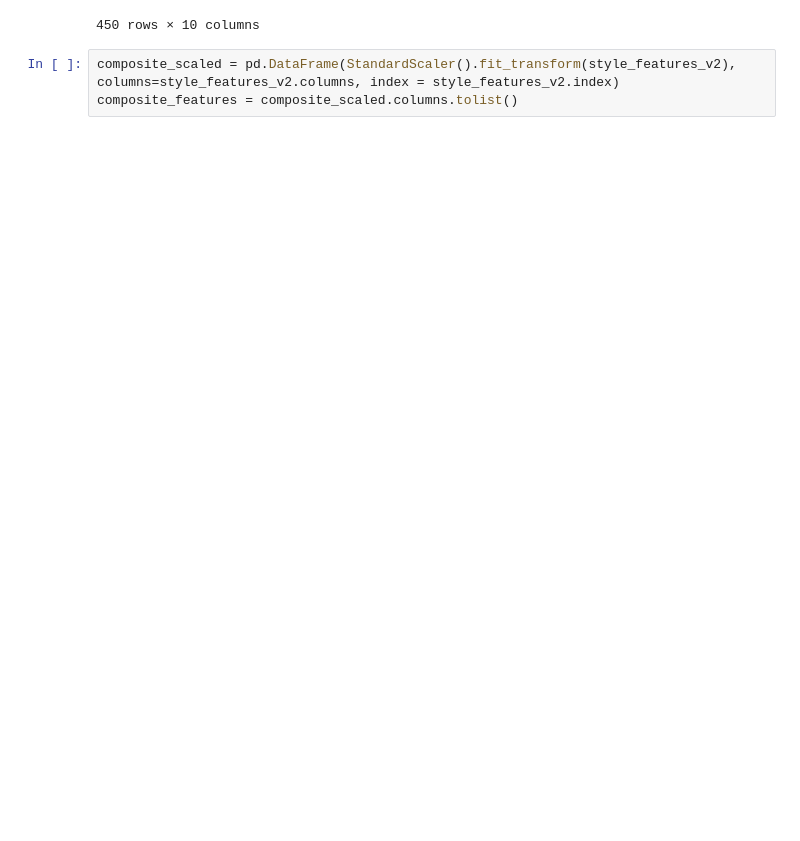
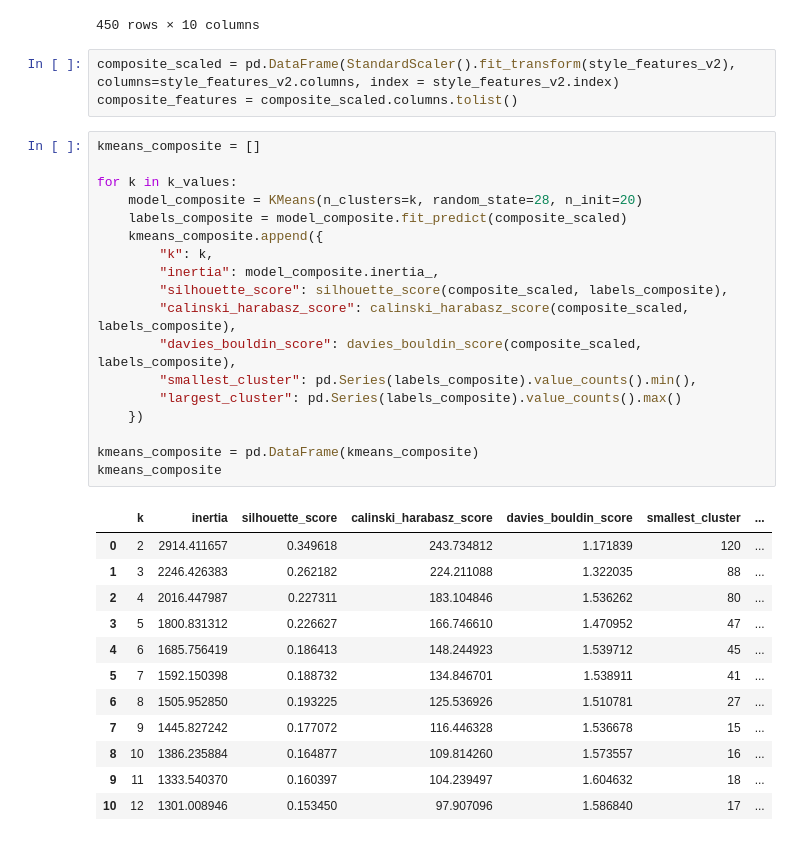
Before and after one commit to alex-abrego/nba-player-archetype-analysis, a Jupyter notebook: notebooks/04_model_selection.ipynb, the cells around one changed output. Cells and saved outputs as stored; diff of their text form; blank space fills up the shorter version.

```diff
--- a/notebooks/04_model_selection.ipynb
+++ b/notebooks/04_model_selection.ipynb
@@ -1382,3 +1382,34 @@ style_features_v2
 # %%
 composite_scaled = pd.DataFrame(StandardScaler().fit_transform(style_features_v2), columns=style_features_v2.columns, index = style_features_v2.index)
 composite_features = composite_scaled.columns.tolist()
+# %%
+kmeans_composite = []
+
+for k in k_values:
+    model_composite = KMeans(n_clusters=k, random_state=28, n_init=20)
+    labels_composite = model_composite.fit_predict(composite_scaled)
+    kmeans_composite.append({
+        "k": k,
+        "inertia": model_composite.inertia_,
+        "silhouette_score": silhouette_score(composite_scaled, labels_composite),
+        "calinski_harabasz_score": calinski_harabasz_score(composite_scaled, labels_composite),
+        "davies_bouldin_score": davies_bouldin_score(composite_scaled, labels_composite),
+        "smallest_cluster": pd.Series(labels_composite).value_counts().min(),
+        "largest_cluster": pd.Series(labels_composite).value_counts().max()
+    })
+
+kmeans_composite = pd.DataFrame(kmeans_composite)
+kmeans_composite
+# %% [output]
+|  | k | inertia | silhouette_score | calinski_harabasz_score | davies_bouldin_score | smallest_cluster | ... |
+| 0 | 2 | 2914.411657 | 0.349618 | 243.734812 | 1.171839 | 120 | ... |
+| 1 | 3 | 2246.426383 | 0.262182 | 224.211088 | 1.322035 | 88 | ... |
+| 2 | 4 | 2016.447987 | 0.227311 | 183.104846 | 1.536262 | 80 | ... |
+| 3 | 5 | 1800.831312 | 0.226627 | 166.746610 | 1.470952 | 47 | ... |
+| 4 | 6 | 1685.756419 | 0.186413 | 148.244923 | 1.539712 | 45 | ... |
+| 5 | 7 | 1592.150398 | 0.188732 | 134.846701 | 1.538911 | 41 | ... |
+| 6 | 8 | 1505.952850 | 0.193225 | 125.536926 | 1.510781 | 27 | ... |
+| 7 | 9 | 1445.827242 | 0.177072 | 116.446328 | 1.536678 | 15 | ... |
+| 8 | 10 | 1386.235884 | 0.164877 | 109.814260 | 1.573557 | 16 | ... |
+| 9 | 11 | 1333.540370 | 0.160397 | 104.239497 | 1.604632 | 18 | ... |
+| 10 | 12 | 1301.008946 | 0.153450 | 97.907096 | 1.586840 | 17 | ... |
```
Also changed, not shown: parts of 4 cells of this notebook.
